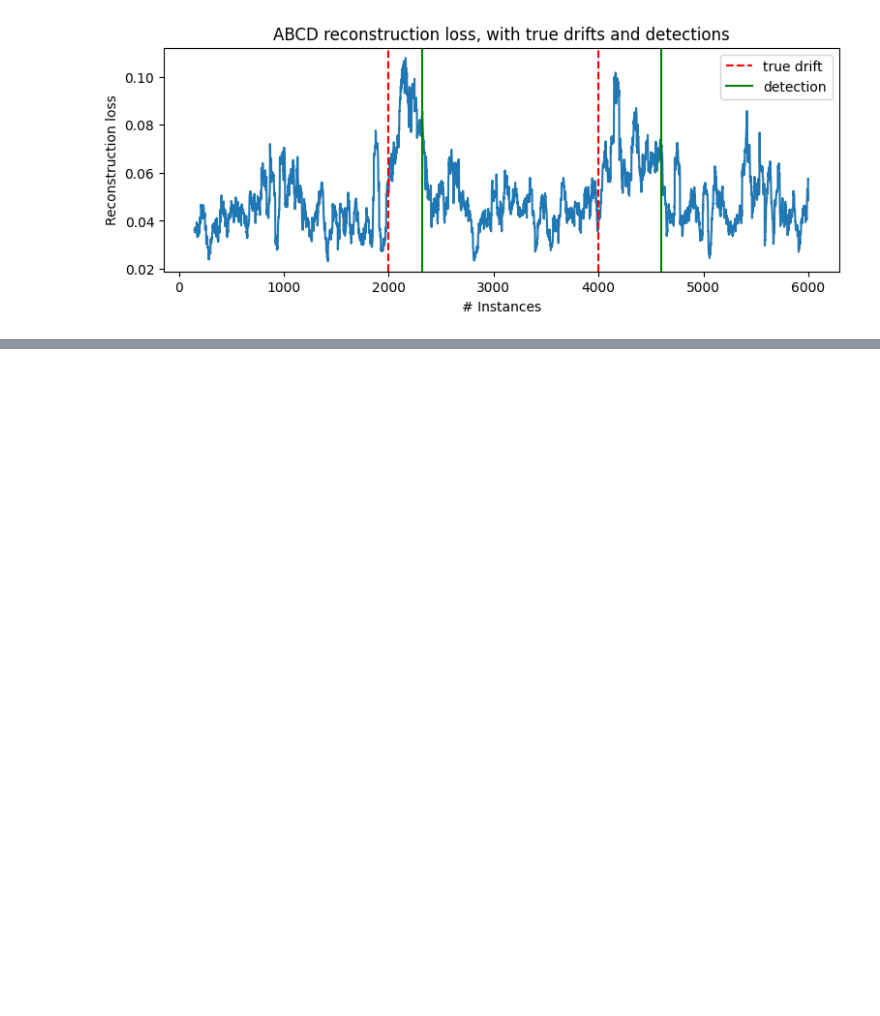
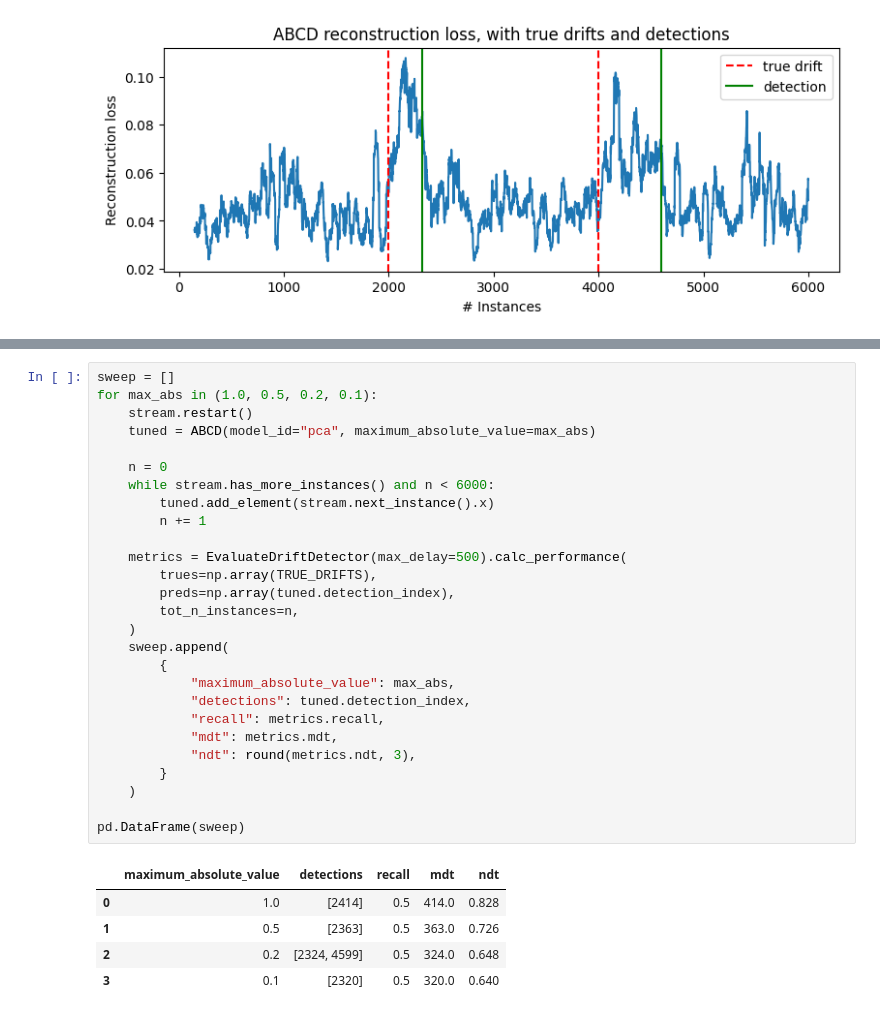
Before and after one commit to adaptive-machine-learning/CapyMOA, a Jupyter notebook: notebooks/drift_detection.ipynb, the cells around one changed output, grey strips where cells are left out. Saved outputs shown, nothing was run; the diff lists cells and outputs as text; blank space fills up the shorter version.

```diff
--- a/notebooks/drift_detection.ipynb
+++ b/notebooks/drift_detection.ipynb
@@ -351,0 +337,33 @@ Change detected at index: 3022
+# %%
+sweep = []
+for max_abs in (1.0, 0.5, 0.2, 0.1):
+    stream.restart()
+    tuned = ABCD(model_id="pca", maximum_absolute_value=max_abs)
+
+    n = 0
+    while stream.has_more_instances() and n < 6000:
+        tuned.add_element(stream.next_instance().x)
+        n += 1
+
+    metrics = EvaluateDriftDetector(max_delay=500).calc_performance(
+        trues=np.array(TRUE_DRIFTS),
+        preds=np.array(tuned.detection_index),
+        tot_n_instances=n,
+    )
+    sweep.append(
+        {
+            "maximum_absolute_value": max_abs,
+            "detections": tuned.detection_index,
+            "recall": metrics.recall,
+            "mdt": metrics.mdt,
+            "ndt": round(metrics.ndt, 3),
+        }
+    )
+
+pd.DataFrame(sweep)
+# %% [output]
+|  | maximum_absolute_value | detections | recall | mdt | ndt |
+| 0 | 1.0 | [2414] | 0.5 | 414.0 | 0.828 |
+| 1 | 0.5 | [2363] | 0.5 | 363.0 | 0.726 |
+| 2 | 0.2 | [2324, 4599] | 0.5 | 324.0 | 0.648 |
+| 3 | 0.1 | [2320] | 0.5 | 320.0 | 0.640 |
```
Also changed, not shown: parts of 27 cells of this notebook.
